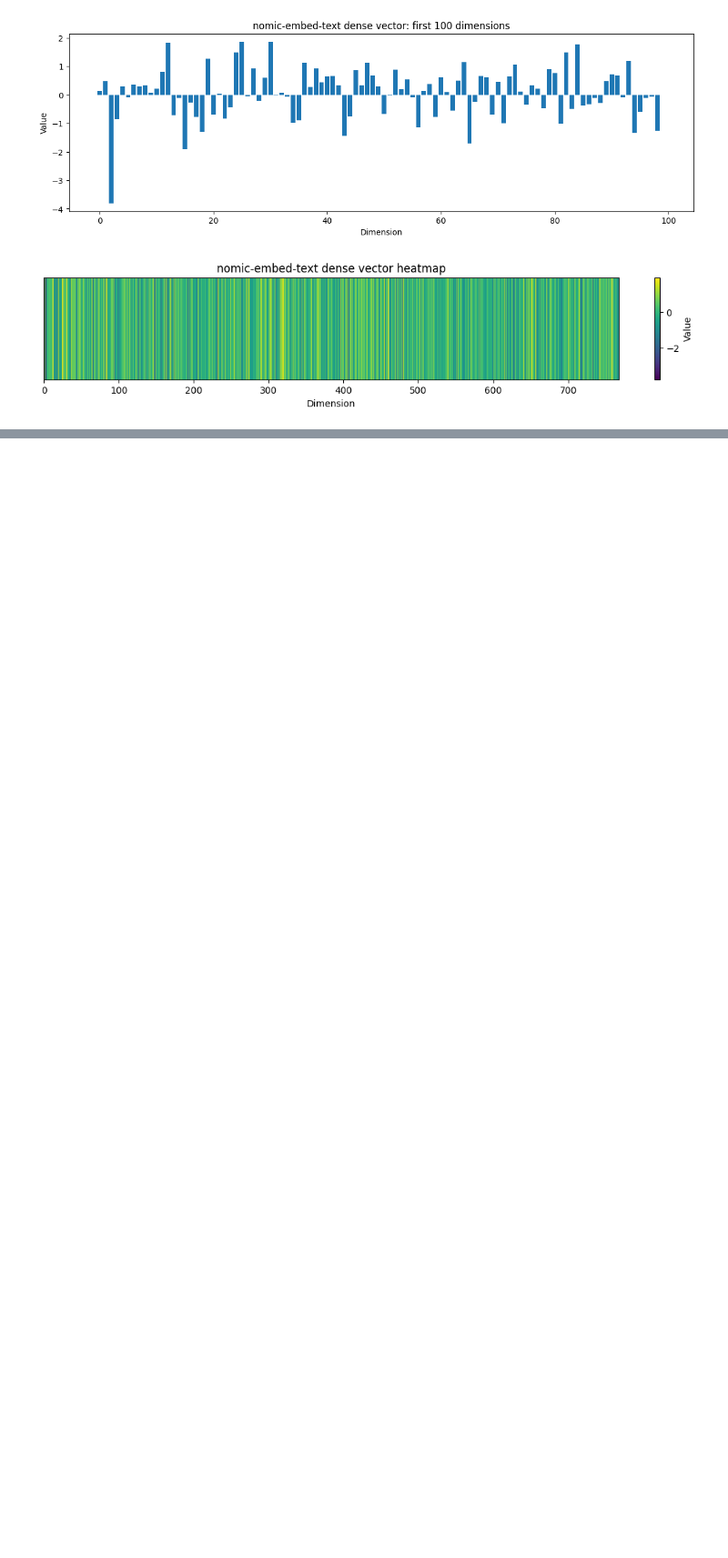
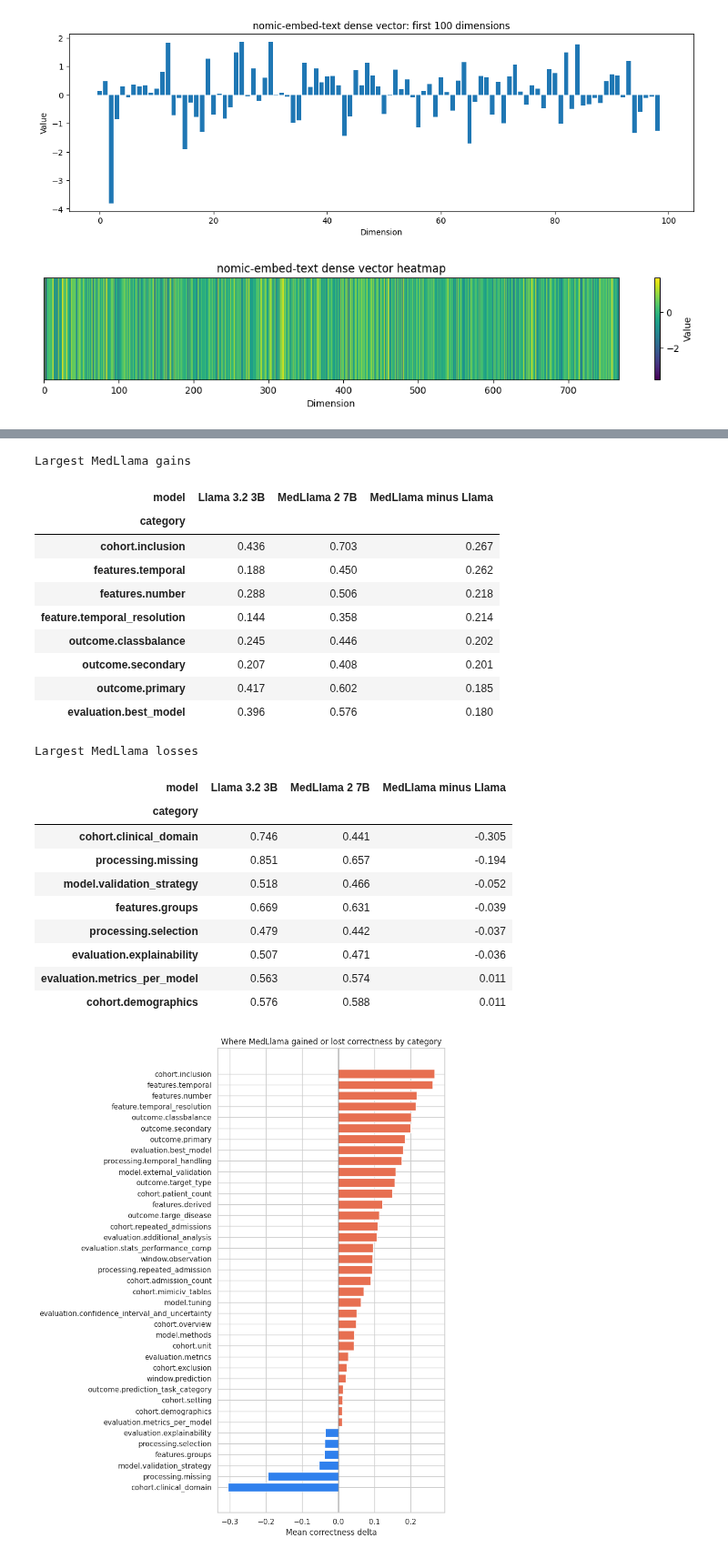
Before and after one commit to Crazz-Zaac/llm-driven-clinical-study-analysis, a Jupyter notebook: llm4ehr/rag_evaluation/visualize.ipynb, the cells around one changed output, grey strips where cells are left out. Shown at 91% size. Saved outputs shown, nothing was run; the diff lists cells and outputs as text; code cells hidden in the pictures; blank space fills up the shorter version.

```diff
--- a/llm4ehr/rag_evaluation/visualize.ipynb
+++ b/llm4ehr/rag_evaluation/visualize.ipynb
@@ -348,0 +534,50 @@ Zero values: 0
+# %%
+category_scores = (
+    results.groupby(["category", "model"], as_index=False)
+    .agg(
+        mean_correctness=("correctness_score", "mean"),
+        pass_rate=("is_correct", "mean"),
+        n=("query_id", "size"),
+    )
+)
+category_delta = category_scores.pivot(index="category", columns="model", values="mean_correctness")
+category_delta["MedLlama minus Llama"] = category_delta["MedLlama 2 7B"] - category_delta["Llama 3.2 3B"]
+category_delta = category_delta.sort_values("MedLlama minus Llama")
+
+fig, ax = plt.subplots(figsize=(9, 11))
+colors = np.where(category_delta["MedLlama minus Llama"] >= 0, MODEL_COLORS["MedLlama 2 7B"], MODEL_COLORS["Llama 3.2 3B"])
+ax.barh(category_delta.index, category_delta["MedLlama minus Llama"], color=colors)
+ax.axvline(0, color="#333", linewidth=1)
+ax.set_xlabel("Mean correctness delta")
+ax.set_ylabel("")
+ax.set_title("Where MedLlama gained or lost correctness by category")
+plt.tight_layout()
+
+print("Largest MedLlama gains")
+display(category_delta.tail(8).sort_values("MedLlama minus Llama", ascending=False).round(3))
+print("Largest MedLlama losses")
+display(category_delta.head(8).round(3))
+# %% [output]
+Largest MedLlama gains
+| model | Llama 3.2 3B | MedLlama 2 7B | MedLlama minus Llama |
+| category |  |  |  |
+| cohort.inclusion | 0.436 | 0.703 | 0.267 |
+| features.temporal | 0.188 | 0.450 | 0.262 |
+| features.number | 0.288 | 0.506 | 0.218 |
+| feature.temporal_resolution | 0.144 | 0.358 | 0.214 |
+| outcome.classbalance | 0.245 | 0.446 | 0.202 |
+| outcome.secondary | 0.207 | 0.408 | 0.201 |
+| outcome.primary | 0.417 | 0.602 | 0.185 |
+| evaluation.best_model | 0.396 | 0.576 | 0.180 |
+Largest MedLlama losses
+| model | Llama 3.2 3B | MedLlama 2 7B | MedLlama minus Llama |
+| category |  |  |  |
+| cohort.clinical_domain | 0.746 | 0.441 | -0.305 |
+| processing.missing | 0.851 | 0.657 | -0.194 |
+| model.validation_strategy | 0.518 | 0.466 | -0.052 |
+| features.groups | 0.669 | 0.631 | -0.039 |
+| processing.selection | 0.479 | 0.442 | -0.037 |
+| evaluation.explainability | 0.507 | 0.471 | -0.036 |
+| evaluation.metrics_per_model | 0.563 | 0.574 | 0.011 |
+| cohort.demographics | 0.576 | 0.588 | 0.011 |
+[figure, added]
```
Also changed, not shown: parts of 46 cells of this notebook, 8 other files.
